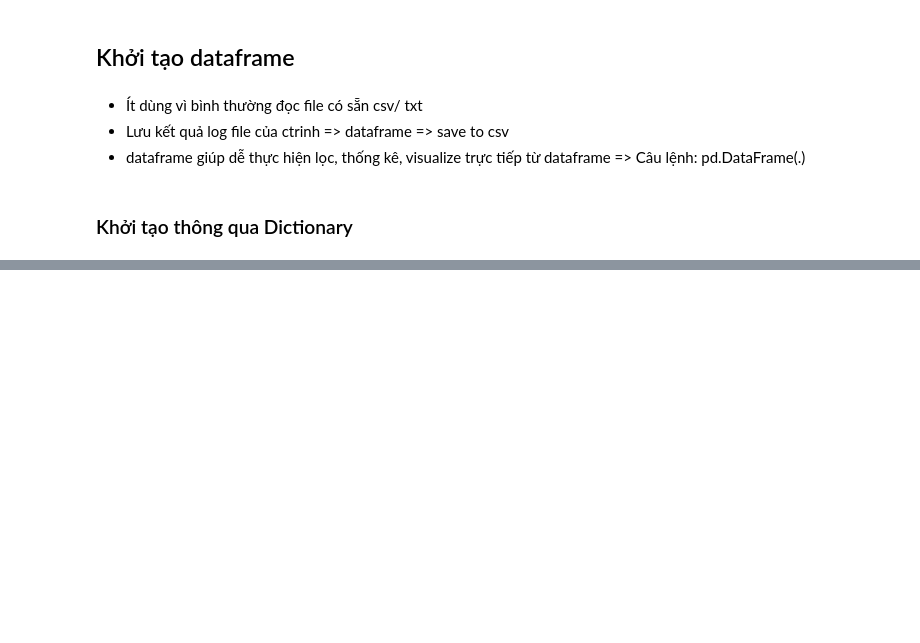
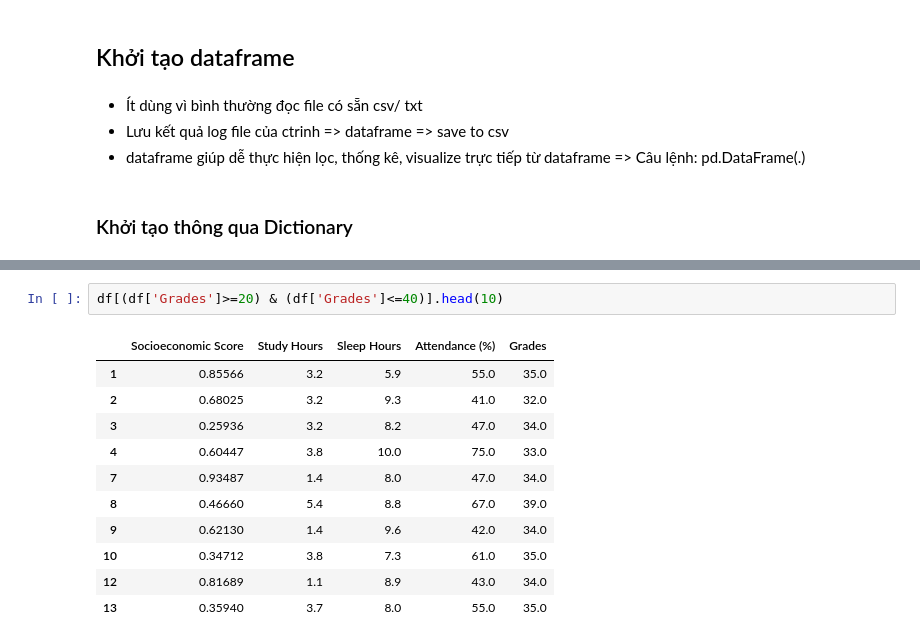
Before and after one commit to NguyenThuTrang03/Python-Basic, a Jupyter notebook: pandas/pandas.ipynb, the cells around one changed output, grey strips where cells are left out. Cells and saved outputs as stored; diff of their text form; blank space fills up the shorter version.

```diff
--- a/pandas/pandas.ipynb
+++ b/pandas/pandas.ipynb
@@ -49,0 +154,14 @@ OptionError: Pattern matched multiple keys
+# %%
+df[(df['Grades']>=20) & (df['Grades']<=40)].head(10)
+# %% [output]
+|  | Socioeconomic Score | Study Hours | Sleep Hours | Attendance (%) | Grades |
+| 1 | 0.85566 | 3.2 | 5.9 | 55.0 | 35.0 |
+| 2 | 0.68025 | 3.2 | 9.3 | 41.0 | 32.0 |
+| 3 | 0.25936 | 3.2 | 8.2 | 47.0 | 34.0 |
+| 4 | 0.60447 | 3.8 | 10.0 | 75.0 | 33.0 |
+| 7 | 0.93487 | 1.4 | 8.0 | 47.0 | 34.0 |
+| 8 | 0.46660 | 5.4 | 8.8 | 67.0 | 39.0 |
+| 9 | 0.62130 | 1.4 | 9.6 | 42.0 | 34.0 |
+| 10 | 0.34712 | 3.8 | 7.3 | 61.0 | 35.0 |
+| 12 | 0.81689 | 1.1 | 8.9 | 43.0 | 34.0 |
+| 13 | 0.35940 | 3.7 | 8.0 | 55.0 | 35.0 |
```
Also changed, not shown: parts of 30 cells of this notebook.
